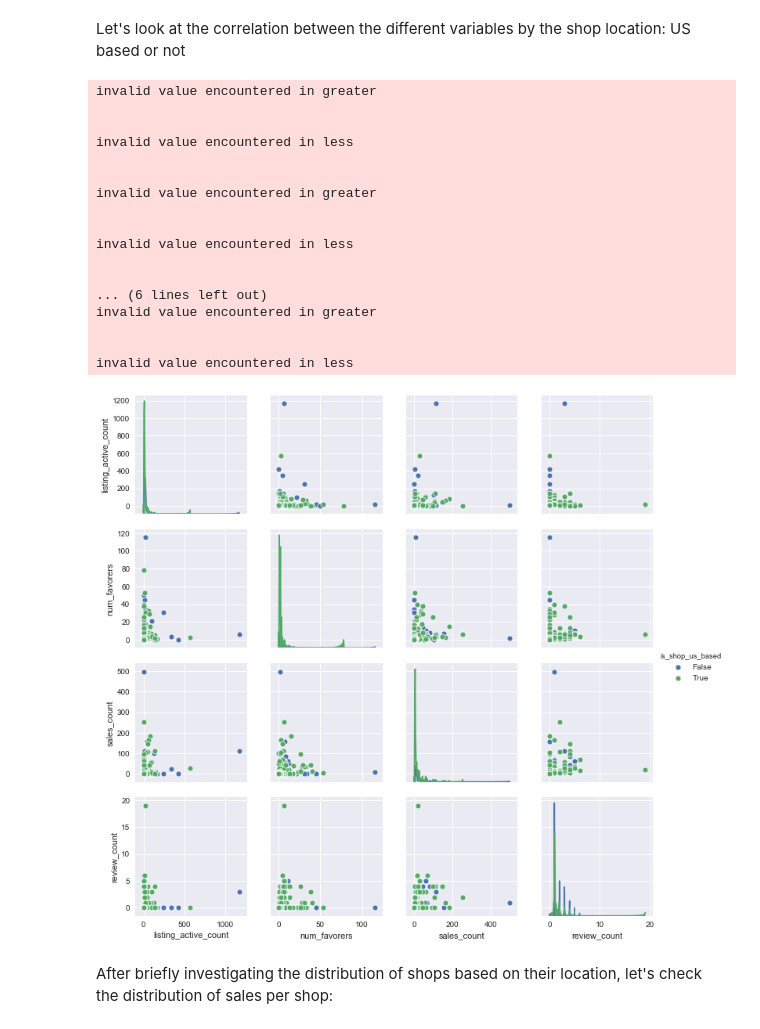
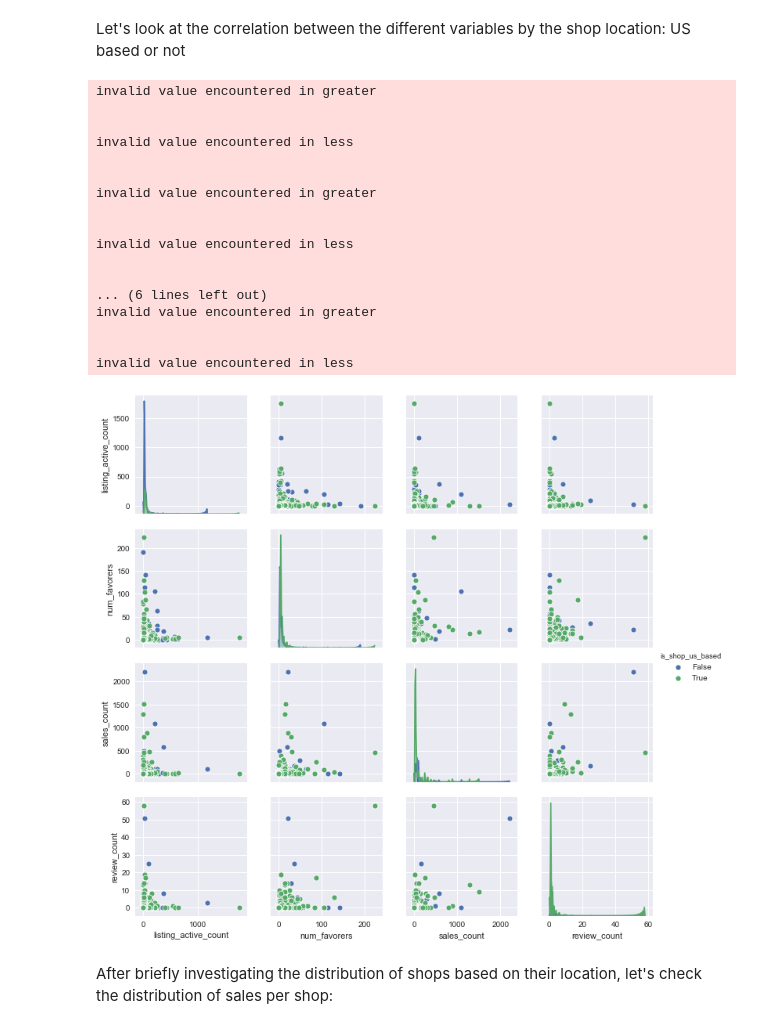
Before and after one commit to kristinakun/project-visualizing-real-world-data, a Jupyter notebook: code/main.ipynb, the cells around one changed output. Saved outputs shown, nothing was run; the diff lists cells and outputs as text; code cells hidden in the pictures.

```diff
--- a/code/main.ipynb
+++ b/code/main.ipynb
@@ -282,31 +302,29 @@ There is almost no difference in the number of active listings of the shops that
 # %% [markdown]
 Let's look at the correlation between the different variables by the shop location: US based or not
 # %%
-#taking the sample of the dataset
-
-sns.pairplot(data[0:5000], vars=['listing_active_count', 'num_favorers', 'sales_count', 'review_count'],
+sns.pairplot(data, vars=['listing_active_count', 'num_favorers', 'sales_count', 'review_count'],
              hue="is_shop_us_based")
 
 plt.show()
 # %% [output]
 invalid value encountered in greater
 
 
 invalid value encountered in less
 
 
 invalid value encountered in greater
 
 
 invalid value encountered in less
 
 
 ... (6 lines left out)
 invalid value encountered in greater
 
 
 invalid value encountered in less
-[figure, old version]
+[figure, new version]
 # %% [markdown]
 After briefly investigating the distribution of shops based on their location, let's check the distribution of sales per shop:
 # %%
```
Also changed, not shown: parts of 9 cells of this notebook, 1 other file.
